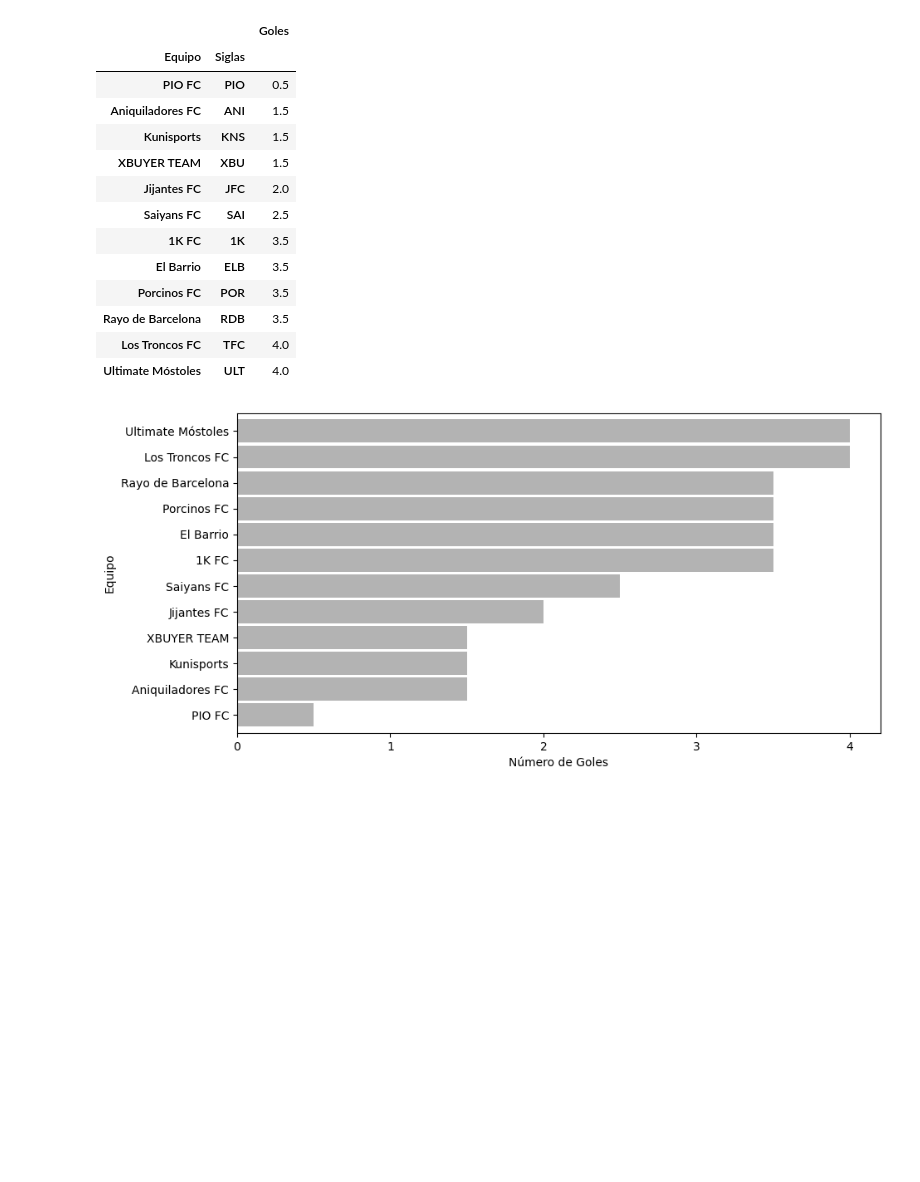
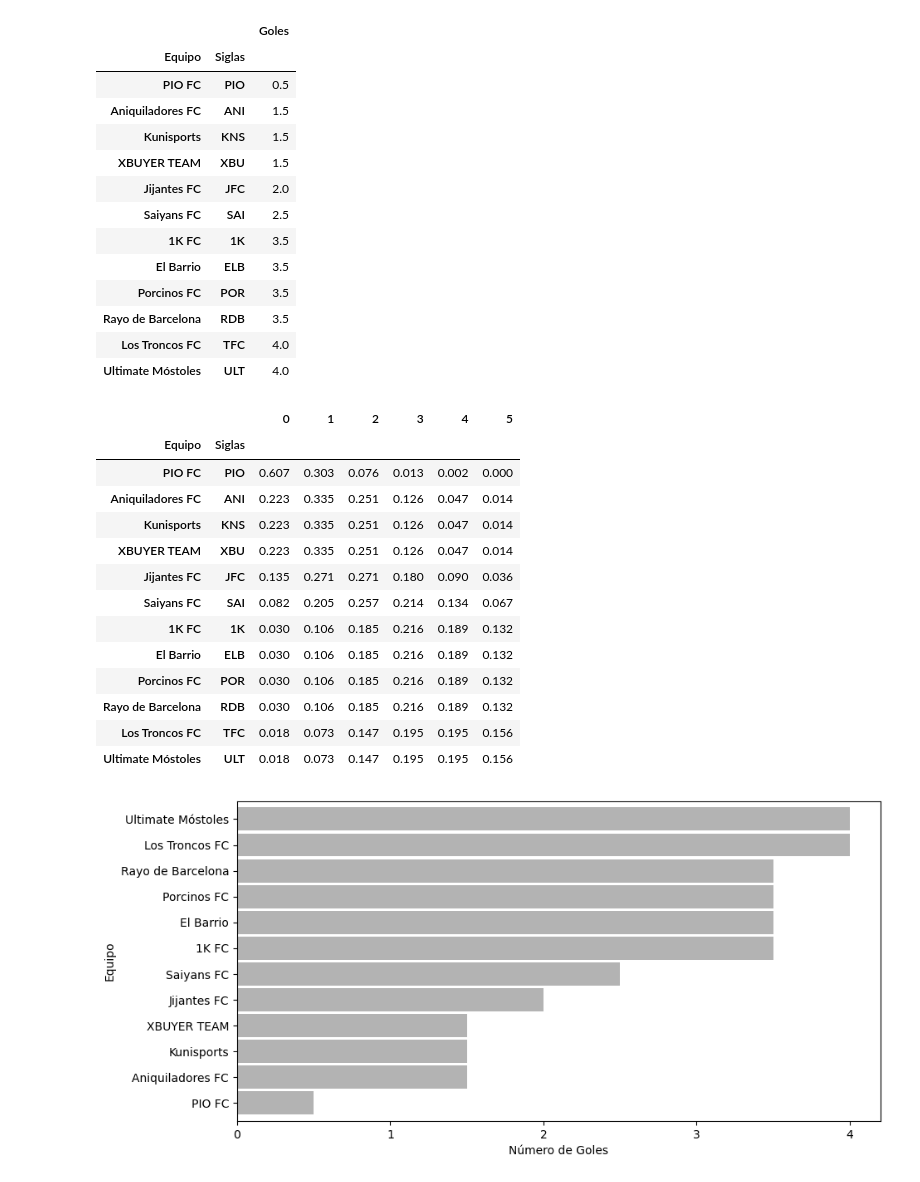
Before and after one commit to imarranz/modelling-kingsleague-scores, a Jupyter notebook: notebooks/20220110-IMA-Load_data_and_clean_data.ipynb, the cells around one changed output. Drawn from its saved outputs; the diff is of its cells as text; code cells hidden in the pictures; blank space fills up the shorter version.

```diff
--- a/notebooks/20220110-IMA-Load_data_and_clean_data.ipynb
+++ b/notebooks/20220110-IMA-Load_data_and_clean_data.ipynb
@@ -188,6 +192,45 @@ data.groupby(['Equipo', 'Siglas', ]).median().sort_values(by = 'Goles')
 | Rayo de Barcelona | RDB | 3.5 |
 | Los Troncos FC | TFC | 4.0 |
 | Ultimate Móstoles | ULT | 4.0 |
+# %%
+index_lambdas_ = \
+data.groupby(['Equipo', 'Siglas', ])\
+    .mean()\
+    .sort_values(by = 'Goles')\
+    .index
+lambdas_ = \
+data.groupby(['Equipo', 'Siglas', ])\
+    .mean()\
+    .sort_values(by = 'Goles')\
+    .Goles\
+    .values
+# %%
+probabilidades = []
+for lambda_ in lambdas_:
+    probabilidades.append([poisson.pmf(x, lambda_) for x in [0,1,2,3,4,5]])
+
+probabilidades = \
+pd.DataFrame(probabilidades,
+             index = index_lambdas_)
+
+probabilidades.style\
+    .format(precision = 3)\
+    .background_gradient(vmin = 0, vmax = 1, cmap = 'Spectral')
+# %% [output]
+|  |  | 0 | 1 | 2 | 3 | 4 | 5 |
+| Equipo | Siglas |  |  |  |  |  |  |
+| PIO FC | PIO | 0.607 | 0.303 | 0.076 | 0.013 | 0.002 | 0.000 |
+| Aniquiladores FC | ANI | 0.223 | 0.335 | 0.251 | 0.126 | 0.047 | 0.014 |
+| Kunisports | KNS | 0.223 | 0.335 | 0.251 | 0.126 | 0.047 | 0.014 |
+| XBUYER TEAM | XBU | 0.223 | 0.335 | 0.251 | 0.126 | 0.047 | 0.014 |
+| Jijantes FC | JFC | 0.135 | 0.271 | 0.271 | 0.180 | 0.090 | 0.036 |
+| Saiyans FC | SAI | 0.082 | 0.205 | 0.257 | 0.214 | 0.134 | 0.067 |
+| 1K FC | 1K | 0.030 | 0.106 | 0.185 | 0.216 | 0.189 | 0.132 |
+| El Barrio | ELB | 0.030 | 0.106 | 0.185 | 0.216 | 0.189 | 0.132 |
+| Porcinos FC | POR | 0.030 | 0.106 | 0.185 | 0.216 | 0.189 | 0.132 |
+| Rayo de Barcelona | RDB | 0.030 | 0.106 | 0.185 | 0.216 | 0.189 | 0.132 |
+| Los Troncos FC | TFC | 0.018 | 0.073 | 0.147 | 0.195 | 0.195 | 0.156 |
+| Ultimate Móstoles | ULT | 0.018 | 0.073 | 0.147 | 0.195 | 0.195 | 0.156 |
 # %%
 fig, ax = plt.subplots(nrows = 1, ncols = 1, figsize = (10,5))
 data.groupby('Equipo').median().sort_values(by = 'Goles').plot.barh(ax = ax, width = 0.9, color = '0.7', legend = None)
```
Also changed, not shown: parts of 2 cells of this notebook.
